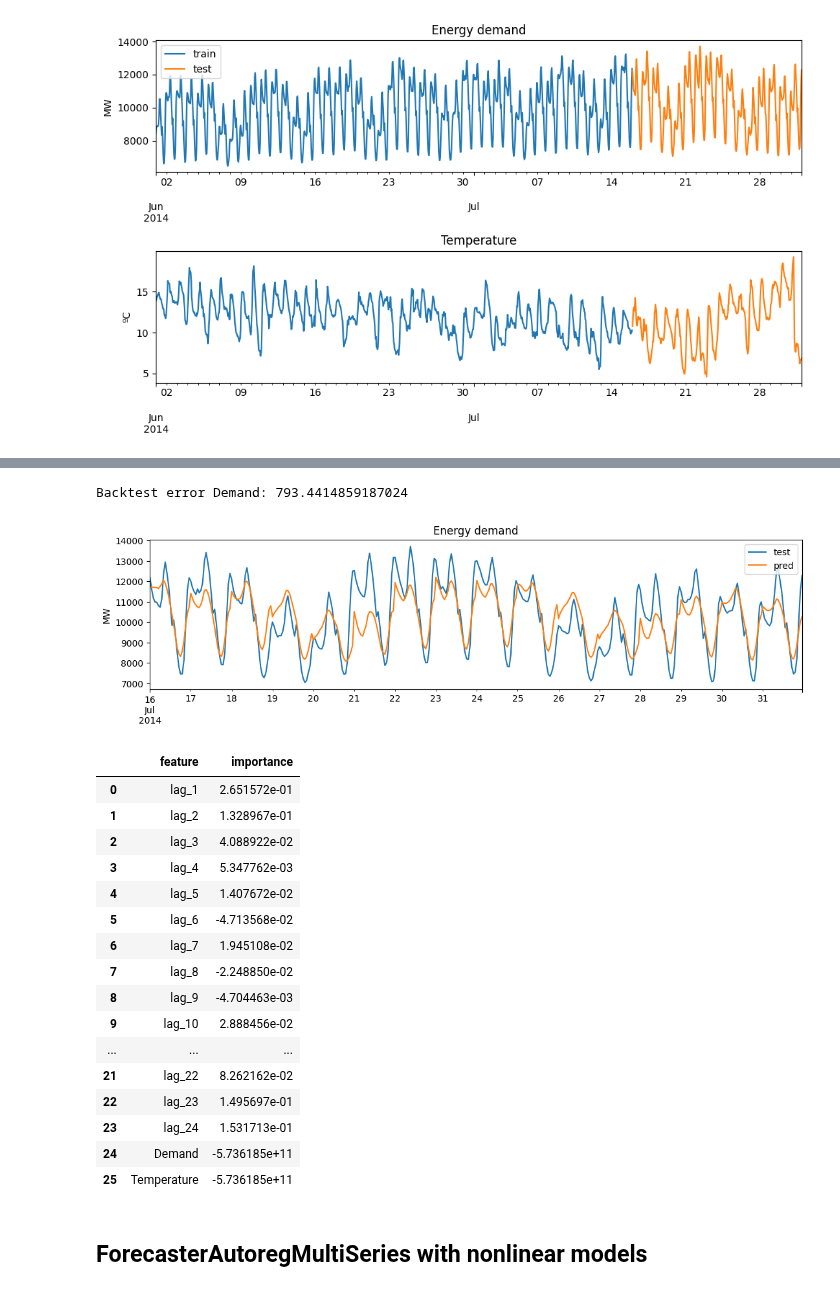
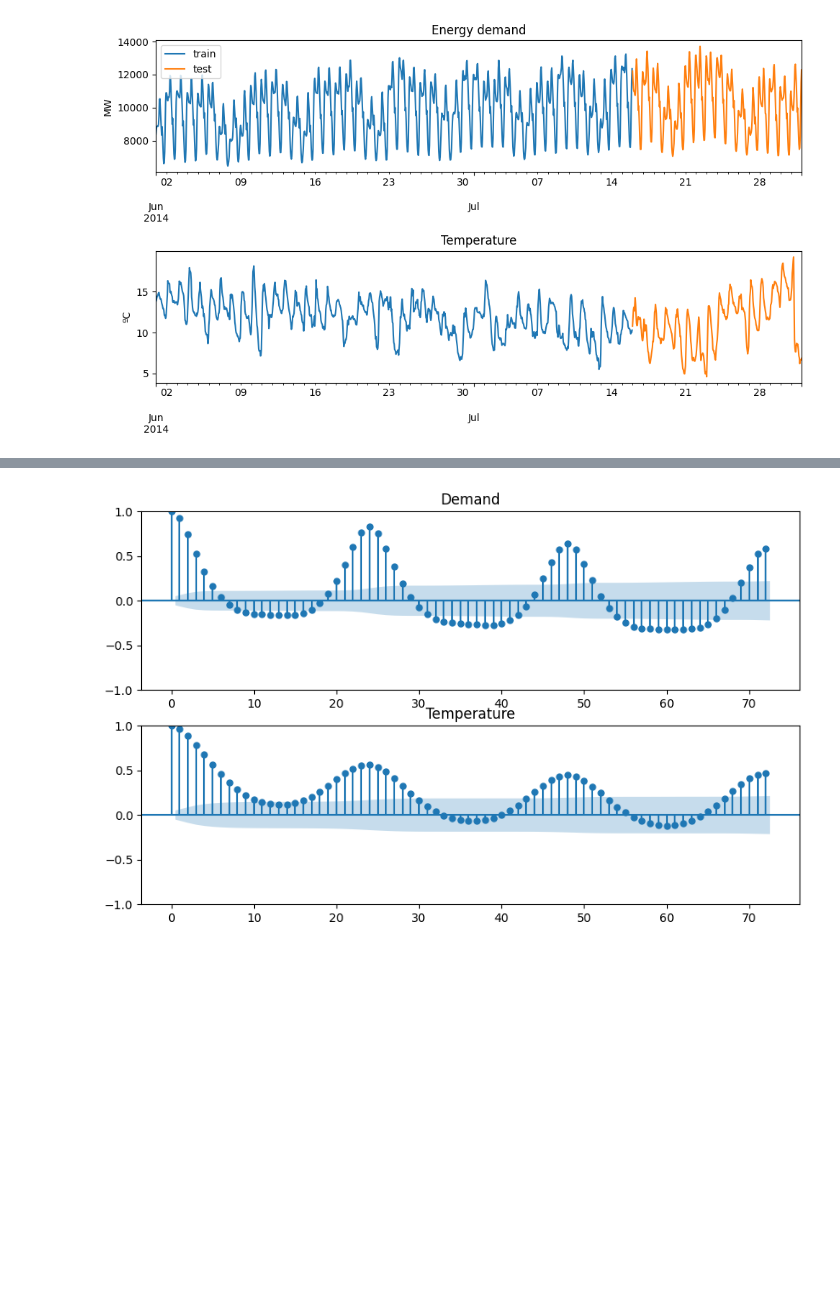
Before and after one commit to JoaquinAmatRodrigo/skforecast, a Jupyter notebook: docs/faq/single-vs-multi-series-forecasting.ipynb, the cells around one changed output, grey strips where cells are left out. Saved outputs shown, nothing was run; the diff lists cells and outputs as text; code cells hidden in the pictures; blank space fills up the shorter version.

```diff
--- a/docs/faq/single-vs-multi-series-forecasting.ipynb
+++ b/docs/faq/single-vs-multi-series-forecasting.ipynb
@@ -372,61 +90,0 @@ Test dates  : 2014-07-16 00:00:00 --- 2014-07-31 23:00:00  (n=384)
-# %%
-# ForecasterAutoregMultiSeries with linear models
-# ==============================================================================
-forecaster = ForecasterAutoregMultiSeries(
-                 regressor = LinearRegression(),
-                 lags = 24,
-                 transformer_series = StandardScaler(),
-                 transformer_exog = None
-             )
-
-# Backtesting
-# ==============================================================================
-metric, predictions_demand = backtesting_forecaster_multiseries(
-                                        forecaster = forecaster,
-                                        series     = data_altered[['Demand', 'Temperature']],
-                                        level      = 'Demand',
-                                        initial_train_size = len(data_train_altered),
-                                        fixed_train_size   = True,
-                                        steps      = 24,
-                                        metric     = 'mean_absolute_error',
-                                        refit      = True,
-                                        verbose    = False
-                                  )
-
-print(f"Backtest error Demand: {metric}")
-
-# Plot time series
-# ==============================================================================
-fig, ax = plt.subplots(figsize=(13, 3))
-data_test['Demand'].plot(label='test', ax=ax)
-predictions_demand.plot(label='pred', ax=ax)
-ax.set_xlabel('')
-ax.set_ylabel('MW')
-ax.set_title('Energy demand')
-ax.legend()
-plt.show();
-
-forecaster.fit(series=data_altered[['Demand', 'Temperature']])
-forecaster.get_feature_importance()
-# %% [output]
-Backtest error Demand: 793.4414859187024
-[figure, removed]
-|  | feature | importance |
-| 0 | lag_1 | 2.651572e-01 |
-| 1 | lag_2 | 1.328967e-01 |
-| 2 | lag_3 | 4.088922e-02 |
-| 3 | lag_4 | 5.347762e-03 |
-| 4 | lag_5 | 1.407672e-02 |
-| 5 | lag_6 | -4.713568e-02 |
-| 6 | lag_7 | 1.945108e-02 |
-| 7 | lag_8 | -2.248850e-02 |
-| 8 | lag_9 | -4.704463e-03 |
-| 9 | lag_10 | 2.888456e-02 |
-| ... | ... | ... |
-| 21 | lag_22 | 8.262162e-02 |
-| 22 | lag_23 | 1.495697e-01 |
-| 23 | lag_24 | 1.531713e-01 |
-| 24 | Demand | -5.736185e+11 |
-| 25 | Temperature | -5.736185e+11 |
-# %% [markdown]
-## ForecasterAutoregMultiSeries with nonlinear models
@@ -536,0 +91,11 @@ forecaster.get_feature_importance()
+# %%
+# Autocorrelation plot
+# ==============================================================================
+fig, axes = plt.subplots(nrows=2, ncols=1, figsize=(10, 6))
+plot_acf(data['Demand'], ax=axes[0], lags=72)
+axes[0].set_title('Demand')
+plot_acf(data['Temperature'], ax=axes[1], lags=72)
+axes[1].set_title('Temperature')
+plt.show()
+# %% [output]
+[figure, added]
```
Also changed, not shown: parts of 45 cells of this notebook.
